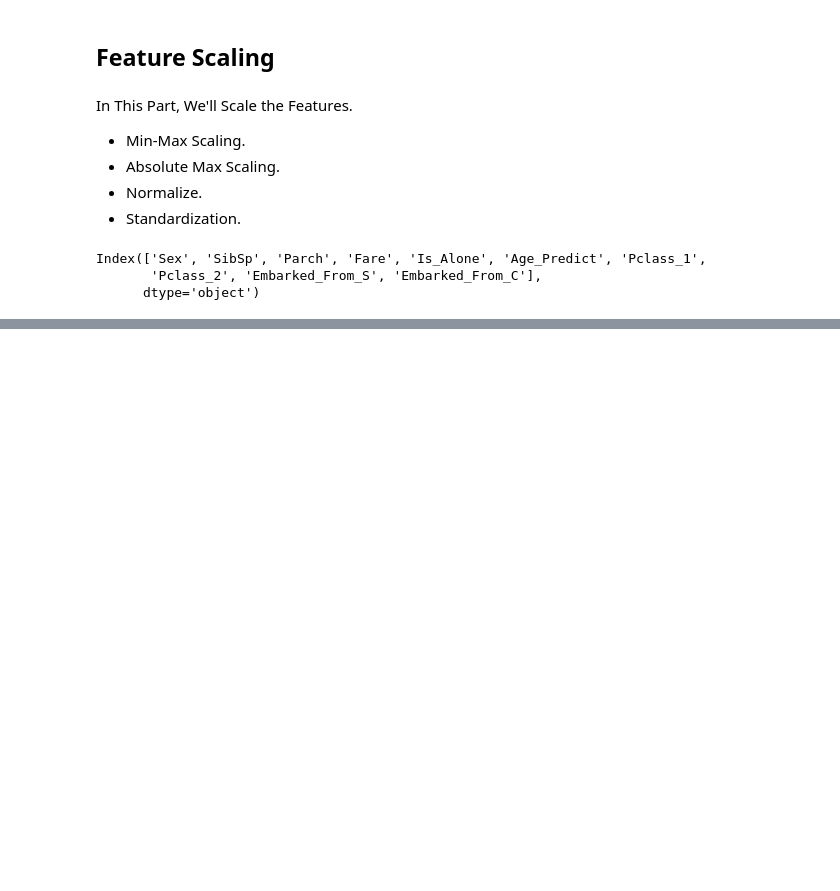
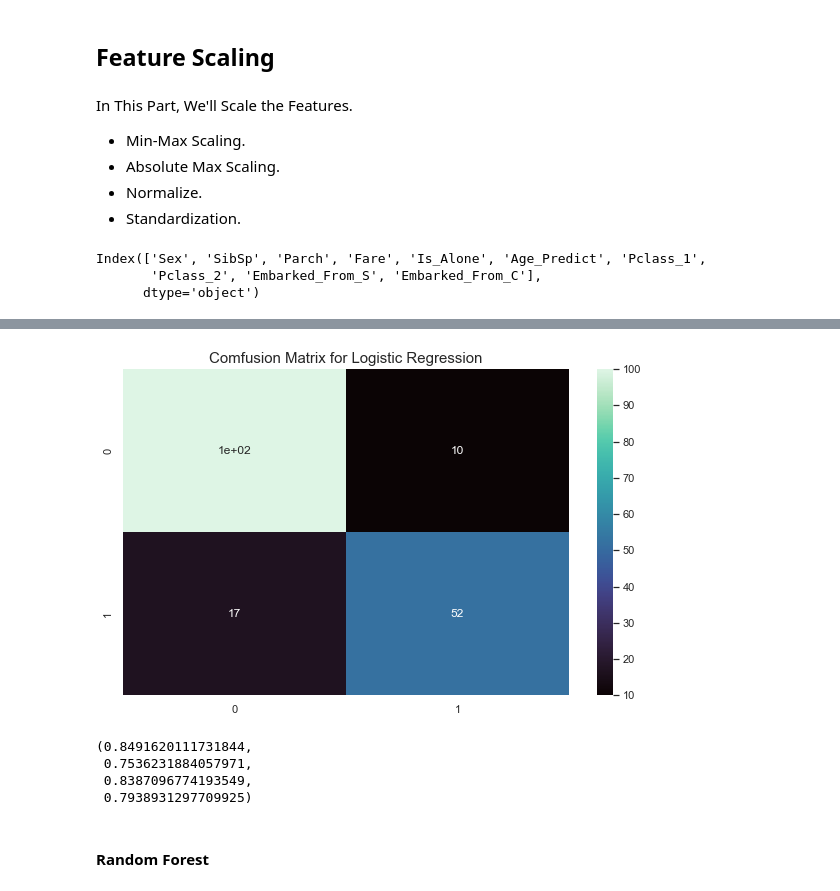
Before and after one commit to aka-vm/Titanic-Exploratory-Data-And-Model-Analysis, a Jupyter notebook: titanic_expl_data_analysis.ipynb, the cells around one changed output, grey strips where cells are left out. Saved outputs shown, nothing was run; the diff lists cells and outputs as text; code cells hidden in the pictures; blank space fills up the shorter version.

```diff
--- a/titanic_expl_data_analysis.ipynb
+++ b/titanic_expl_data_analysis.ipynb
@@ -716,0 +854,23 @@ Here, We can scale
+# %%
+from sklearn.tree import DecisionTreeClassifier
+
+dcn_tree_clf = DecisionTreeClassifier()
+dcn_tree_clf.fit(X_train_scaled, y_train)
+
+y_pred_dcn_tree = dcn_tree_clf.predict(X_dev_scaled)
+# %%
+get_confussion_matrix(y_dev, y_pred_dcn_tree)
+
+plt.title("Comfusion Matrix for Logistic Regression", fontsize=15)
+plt.show()
+# %% [output]
+[figure, added]
+# %%
+get_model_score_stats(y_dev, y_pred_dcn_tree)
+# %% [output]
+(0.8491620111731844,
+ 0.7536231884057971,
+ 0.8387096774193549,
+ 0.7938931297709925)
+# %% [markdown]
+#### Random Forest
```
Also changed, not shown: parts of 33 cells of this notebook.
